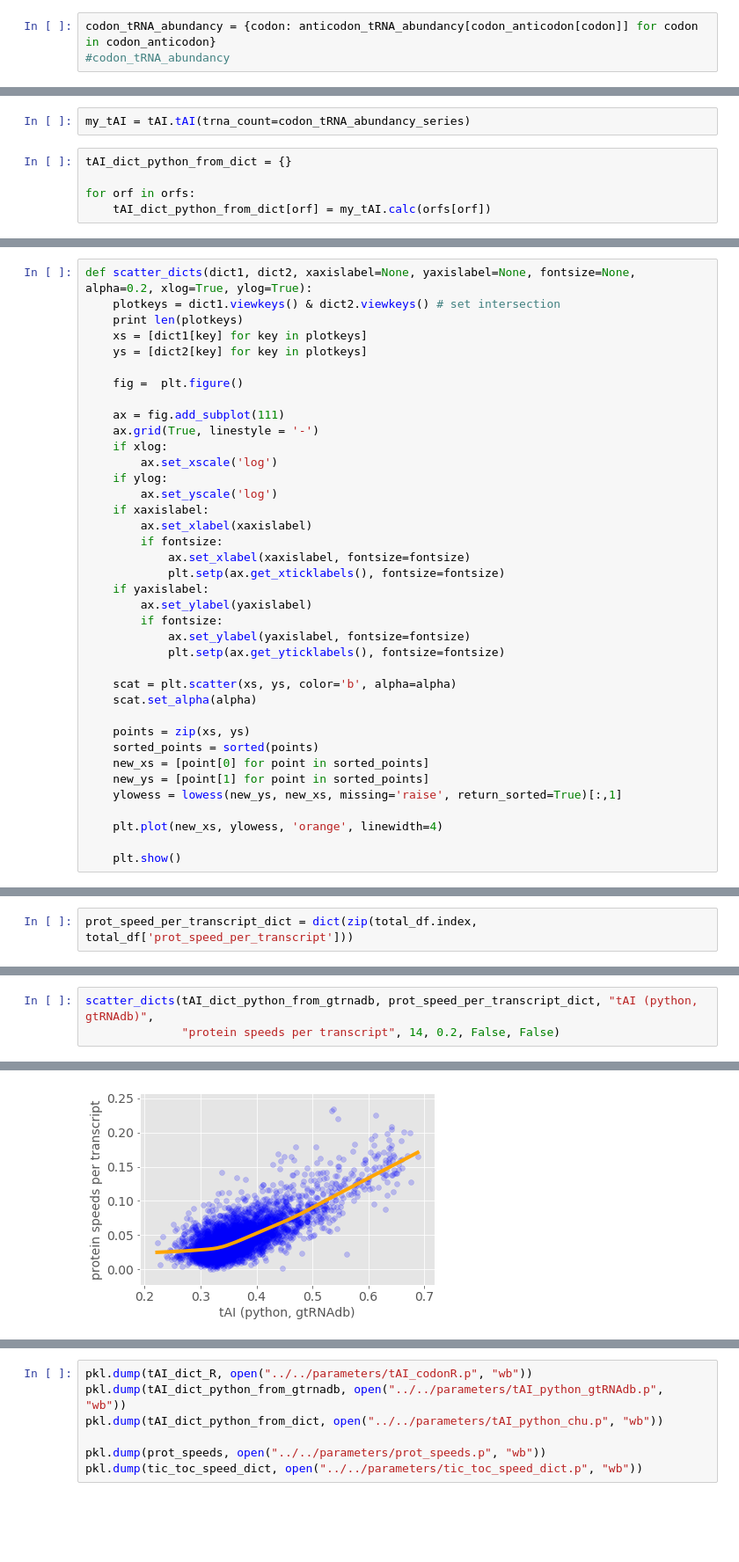
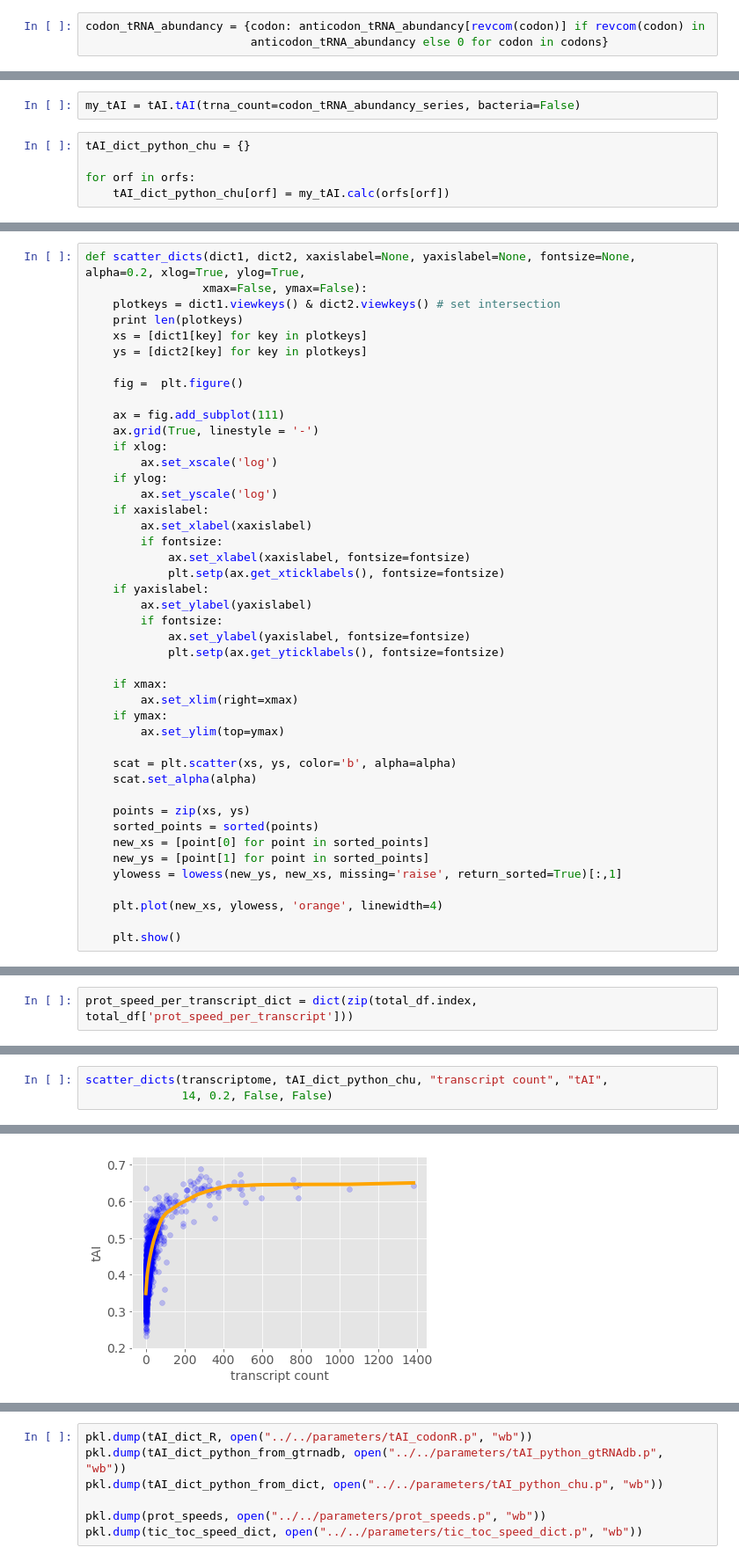
Before and after one commit to gittenberg/TRSL, a Jupyter notebook: workbooks/analyses/09 Codon_usage_analysis_tAI_cAI.ipynb, the cells around one changed output, grey strips where cells are left out. Shown at 88% size. Drawn from its saved outputs; the diff is of its cells as text; blank space fills up the shorter version.

```diff
--- a/workbooks/analyses/09 Codon_usage_analysis_tAI_cAI.ipynb
+++ b/workbooks/analyses/09 Codon_usage_analysis_tAI_cAI.ipynb
@@ -114,8 +88,8 @@ From https://github.com/gittenberg/TRSL/blob/master/workbooks/analyses/03%20TRSL
 # %%
 anticodon_tRNA_abundancy = {tRNA_types[id]['anticodon']: tRNA_types[id]['abundancy'] for id in tRNA_types}
 # %%
-codon_tRNA_abundancy = {codon: anticodon_tRNA_abundancy[codon_anticodon[codon]] for codon in codon_anticodon}
-#codon_tRNA_abundancy
+codon_tRNA_abundancy = {codon: anticodon_tRNA_abundancy[revcom(codon)] if revcom(codon) in
+                        anticodon_tRNA_abundancy else 0 for codon in codons}
 # %% [markdown]
 Delete stop codons:
 # %%
@@ -137,10 +131,10 @@ codon_tRNA_abundancy_series = pd.Series({key.upper().replace('U', 'T'): codon_tR
 # %% [markdown]
 ### Calculate using tAI from Python and Chu tRNA abundancies
 # %%
-my_tAI = tAI.tAI(trna_count=codon_tRNA_abundancy_series)
+my_tAI = tAI.tAI(trna_count=codon_tRNA_abundancy_series, bacteria=False)
 # %%
-tAI_dict_python_from_dict = {}
+tAI_dict_python_chu = {}
 
 for orf in orfs:
-    tAI_dict_python_from_dict[orf] = my_tAI.calc(orfs[orf])
+    tAI_dict_python_chu[orf] = my_tAI.calc(orfs[orf])
 # %% [markdown]
@@ -167,7 +161,8 @@ my_tai = tAI.tAI.from_gtRNAdb(os.path.join(datadir, r"sacCer3-tRNAs.bed"))
 for r in orfs:
     tAI_dict_python_from_gtrnadb[r] = my_tai.calc(orfs[r])
 # %%
-def scatter_dicts(dict1, dict2, xaxislabel=None, yaxislabel=None, fontsize=None, alpha=0.2, xlog=True, ylog=True):
+def scatter_dicts(dict1, dict2, xaxislabel=None, yaxislabel=None, fontsize=None, alpha=0.2, xlog=True, ylog=True,
+                 xmax=False, ymax=False):
     plotkeys = dict1.viewkeys() & dict2.viewkeys() # set intersection
     print len(plotkeys)
     xs = [dict1[key] for key in plotkeys]
@@ -192,6 +187,11 @@ def scatter_dicts(dict1, dict2, xaxislabel=None, yaxislabel=None, fontsize=None,
             ax.set_ylabel(yaxislabel, fontsize=fontsize)
             plt.setp(ax.get_yticklabels(), fontsize=fontsize)
 
+    if xmax:
+        ax.set_xlim(right=xmax)
+    if ymax:
+        ax.set_ylim(top=ymax)
+
     scat = plt.scatter(xs, ys, color='b', alpha=alpha)
     scat.set_alpha(alpha)
 
@@ -490,4 +481,4 @@ scatter_dicts(tAI_dict_python_from_dict, prot_speed_per_transcript_dict, "tAI (p
 # %%
-scatter_dicts(tAI_dict_python_from_gtrnadb, prot_speed_per_transcript_dict, "tAI (python, gtRNAdb)",
-              "protein speeds per transcript", 14, 0.2, False, False)
+scatter_dicts(transcriptome, tAI_dict_python_chu, "transcript count", "tAI",
+              14, 0.2, False, False)
 # %% [output]
@@ -495 +486 @@ scatter_dicts(tAI_dict_python_from_gtrnadb, prot_speed_per_transcript_dict, "tAI
-[figure, old version]
+[figure, new version]
```
Also changed, not shown: parts of 50 cells of this notebook, 4 other files.
